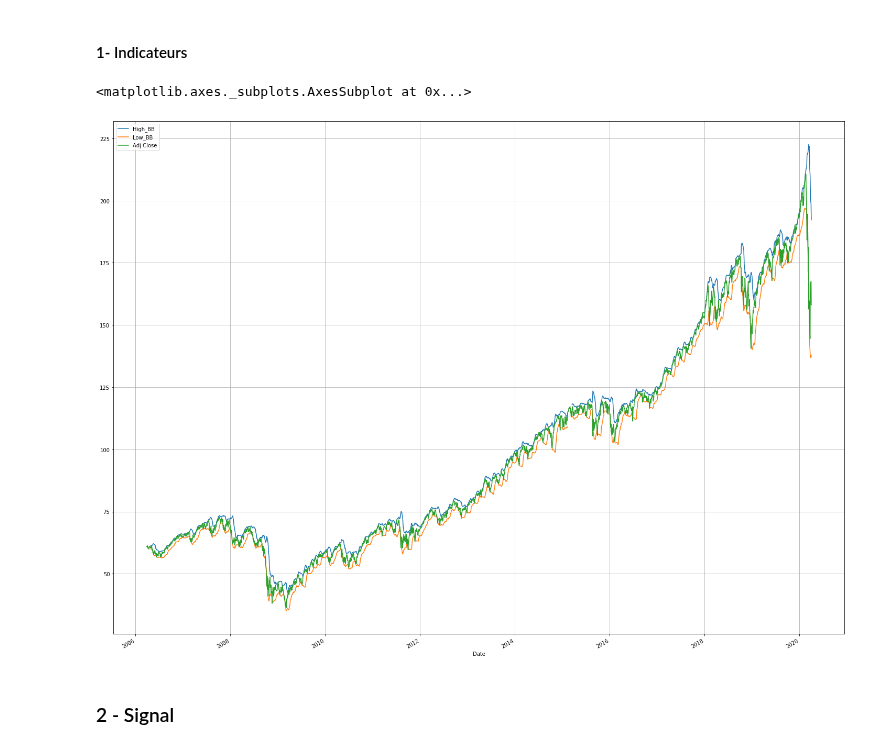
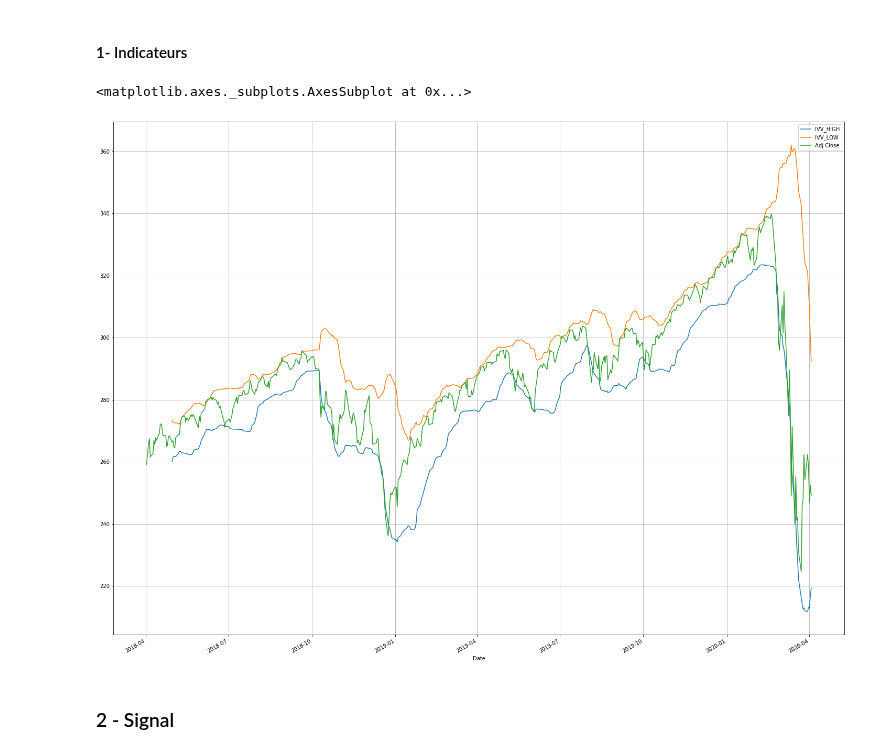
Before and after one commit to poclecoqq/Trending-stocks, a Jupyter notebook: tp2/TP2.ipynb, the cells around one changed output. Saved outputs shown, nothing was run; the diff lists cells and outputs as text; code cells hidden in the pictures.

```diff
--- a/tp2/TP2.ipynb
+++ b/tp2/TP2.ipynb
@@ -131,22 +100,22 @@ result_STOK = pd.DataFrame()
 result_MACD = pd.DataFrame()
 result_RSI = pd.DataFrame()
 result_MFI = pd.DataFrame()
+
 for ticker in BLack_ETF:
+    daf = BBANDS(Data[ticker],"Close",21,2)
+    result_BB[ticker+'_HIGH'] = daf.iloc[:,-1]
+    result_BB[ticker+'_LOW'] = daf.iloc[:,-2]
 
-    df = BBANDS(Data[ticker],"Close",21,2)
-    result_BB[ticker+'_HIGH'] = df.iloc[:,-1]
-    result_BB[ticker+'_LOW'] = df.iloc[:,-2]
+    daf = STOK(Data[ticker])
+    result_STOK[ticker] = daf.iloc[:,-1]
 
-    df = STOK(Data[ticker])
-    result_STOK[ticker] = df.iloc[:,-1]
+    daf = MACD(Data[ticker],"Adj Close",5,25,9)
+    result_MACD[ticker] = df.iloc[:,-1]
+    result_MACD[ticker+'_SIGN'] = daf.iloc[:,-2]
+    result_MACD[ticker+'_DIFF'] = daf.iloc[:,-3]
 
-    df = MACD(Data[ticker],"Adj Close",5,25,9)
-    result_MACD[ticker] = df.iloc[:,-1]
-    result_MACD[ticker+'_SIGN'] = df.iloc[:,-2]
-    result_MACD[ticker+'_DIFF'] = df.iloc[:,-3]
+    daf = RSI(Data[ticker],14)
+    result_RSI[ticker] = daf.iloc[:,-1]
 
-    df = RSI(Data[ticker],14)
-    result_RSI[ticker] = df.iloc[:,-1]
-
-    df = MFI(Data[ticker],14)
-    result_MFI[ticker] = df.iloc[:,-1]
+    daf = MFI(Data[ticker],14)
+    result_MFI[ticker] = daf.iloc[:,-1]
@@ -153,14 +124,13 @@ for ticker in BLack_ETF:
 # %%
 #Exemple de graphique
 df = pd.DataFrame()
-mycolumn=['IVW_UP','IVW_DOWN']
-df['High_BB']= result_BB[mycolumn].iloc[:,-1]
-df['Low_BB'] = result_BB[mycolumn].iloc[:,-2]
-df['Adj Close'] = Data['IVW']['Close']
+mycolumn=['IVV_HIGH','IVV_LOW']
+df[mycolumn]= result_BB[mycolumn]
+df['Adj Close'] = Data['IVV']['Close']
 df.plot(grid=True, figsize = (25,20))
 # %% [output]
 <matplotlib.axes._subplots.AxesSubplot at 0x...>
-[figure, old version]
+[figure, new version]
 # %% [markdown]
 ### 2 - Signal
 # %% [markdown]
```
Also changed, not shown: parts of 22 cells of this notebook.
